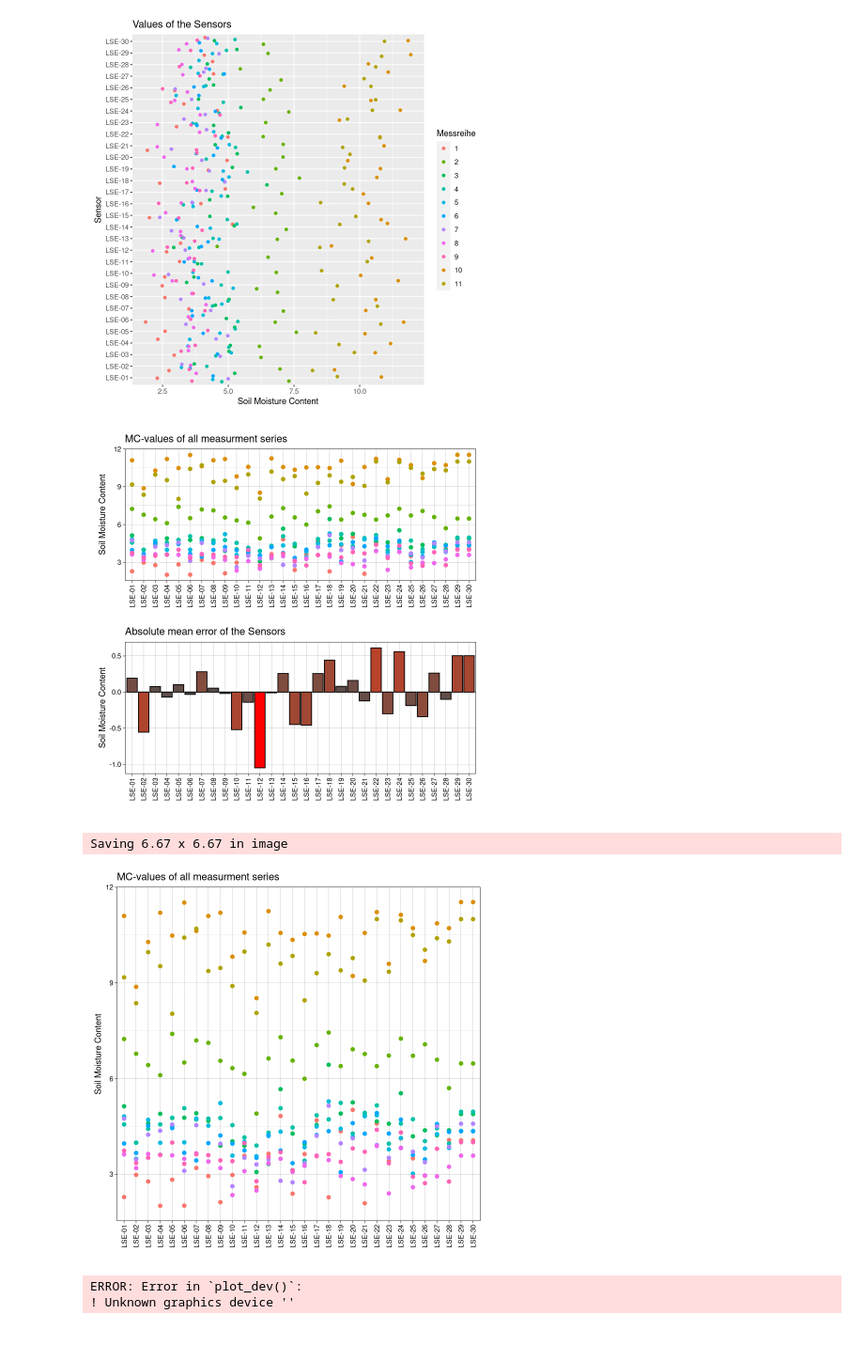
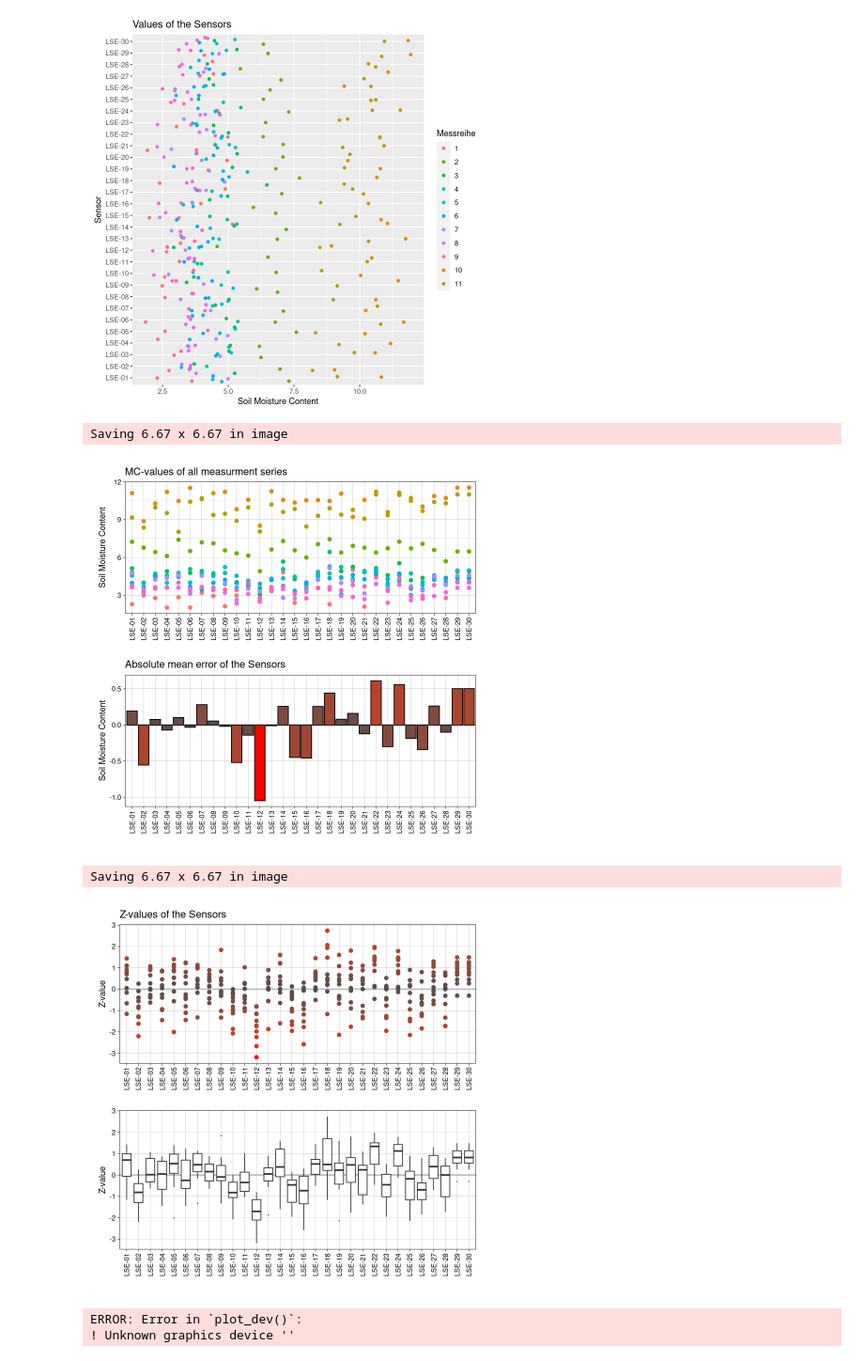
Before and after one commit to AlexSteiger/LSE01-R-analysis, a Jupyter notebook: LSE01_Statistik.ipynb, the cells around one changed output. Shown: that part at 94% size. Saved outputs shown, nothing was run; the diff lists cells and outputs as text; code cells hidden in the pictures.

Commit message:
mean error plot added

```diff
--- a/LSE01_Statistik.ipynb
+++ b/LSE01_Statistik.ipynb
@@ -188,40 +188,39 @@ zplot <- ggplot(z_longer, aes(x = Sensor, y = val, color = val)) +
   theme_linedraw() +
   theme(axis.text.x = element_text(angle = 90, vjust = 0.5)) +
   theme(panel.grid.minor.y = element_blank()) +
   theme(legend.position = "none") +
   labs(title="Z-values of the Sensors", y = "Z-value", x = "") +
   scale_color_gradient2(high = "red", mid = "gray30", low = "red")
 
 z_boxplot <- ggplot(z_longer, aes(x = Sensor, y = val)) +
   geom_hline(yintercept = 0, size=1, color = "grey") +
   geom_boxplot(outlier.size=0.1) +
   theme_linedraw() +
   theme(axis.text.x = element_text(angle = 90, vjust = 0.5)) +
   theme(panel.grid.major.y = element_line()) +
   theme(panel.grid.minor.y = element_blank()) +
   labs(y = "Z-value", x = "")
 
 x_abs <- ggplot(x_diff, aes(x = Sensor, y = mean, fill = mean)) +
   geom_hline(yintercept = 0, size=1, color = "grey") +
   geom_bar(stat="identity", color="black") +
   theme_linedraw() +
   theme(axis.text.x = element_text(angle = 90, vjust = 0.5)) +
   theme(panel.grid.minor.y = element_blank()) +
   theme(legend.position = "none") +
   labs(title="Absolute mean error of the Sensors", y = "Soil Moisture Content", x = "") +
   scale_fill_gradient2(high = "red", mid = "gray30", low = "red")
 
 #patchwork library
 p1 / x_abs
-#zplot / z_boxplot
-
-p1
-
-ggsave("p1.png", device = png)
+ggsave("MC_absolute_error.png", device = png)
+zplot / z_boxplot
+ggsave("MC_relative_error.png", device = png)
 # %% [output]
+Saving 6.67 x 6.67 in image
 [figure]
-Saving 6.67 x 6.67 in image
+Saving 6.67 x 6.67 in image
-[figure, old version]
+[figure, new version]
 # %%
 ggsave("p1")
 #p1 / x_abs
```
Also changed, not shown: 2 other files.
